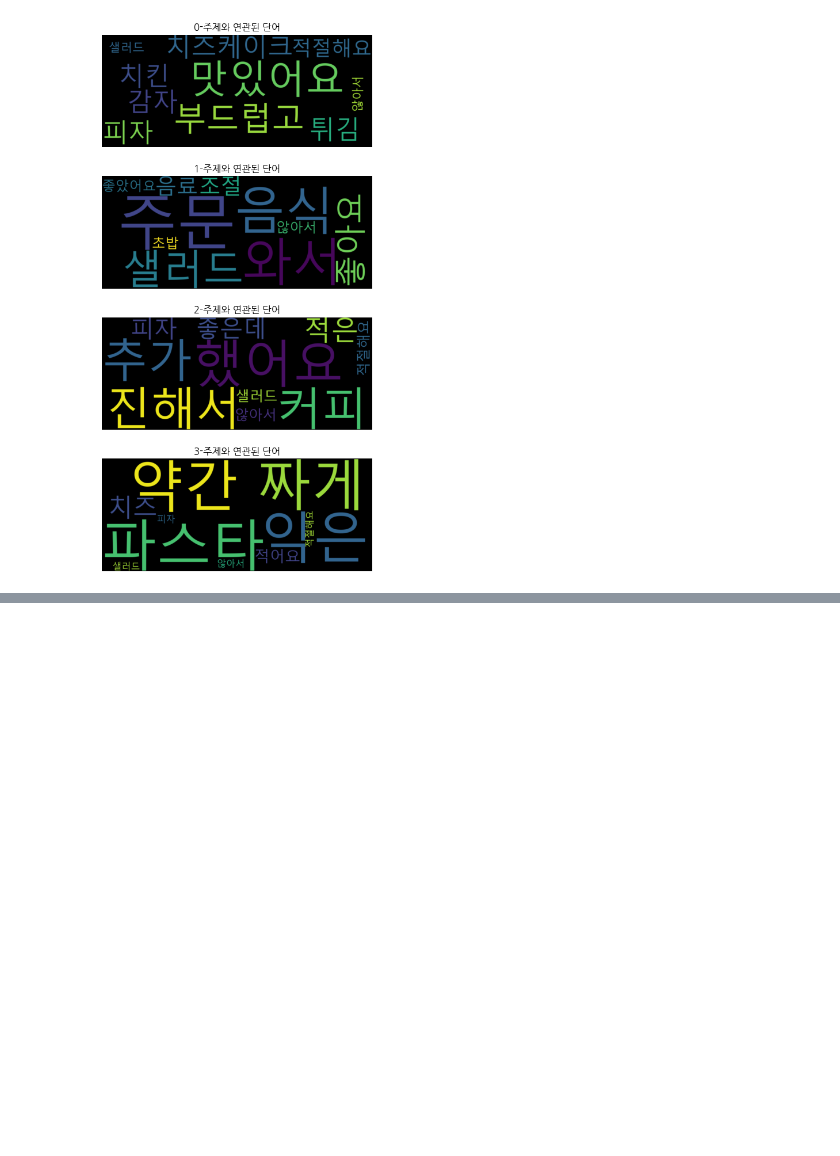
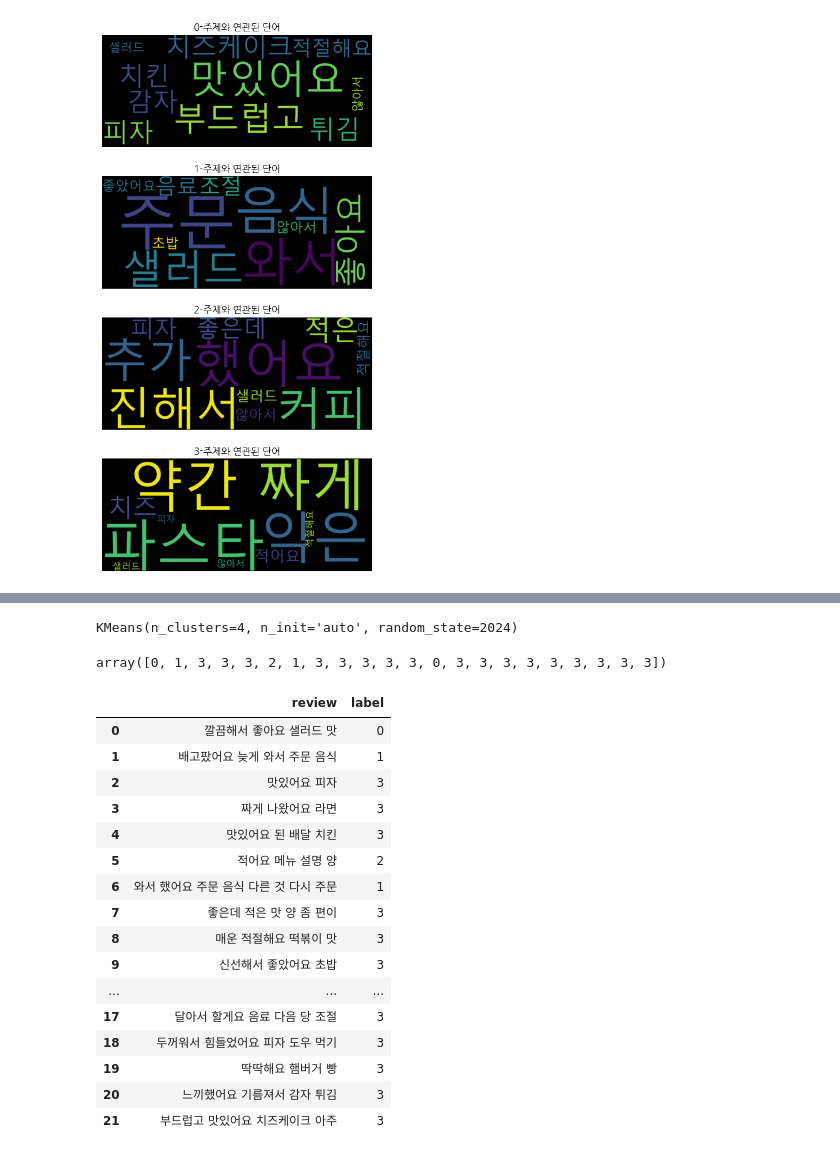
Before and after one commit to sang105kr/kdt_pythonstudy, a Jupyter notebook: nlp/clustering.ipynb, the cells around one changed output, grey strips where cells are left out. Drawn from its saved outputs; the diff is of its cells as text; code cells hidden in the pictures; blank space fills up the shorter version.

```diff
--- a/nlp/clustering.ipynb
+++ b/nlp/clustering.ipynb
@@ -404,0 +418,33 @@ plt.show()
+# %%
+clusters = kmeans.fit(x_vect_dtm)
+clusters
+# %% [output]
+KMeans(n_clusters=4, n_init='auto', random_state=2024)
+# %%
+kmeans.labels_
+# %% [output]
+array([0, 1, 3, 3, 3, 2, 1, 3, 3, 3, 3, 3, 0, 3, 3, 3, 3, 3, 3, 3, 3, 3])
+# %%
+df_kmeans = pd.DataFrame()
+df_kmeans['review'] = df_review['review']
+df_kmeans['label'] = kmeans.labels_
+# %%
+df_kmeans
+# %% [output]
+|  | review | label |
+| 0 | 깔끔해서 좋아요 샐러드 맛 | 0 |
+| 1 | 배고팠어요 늦게 와서 주문 음식 | 1 |
+| 2 | 맛있어요 피자 | 3 |
+| 3 | 짜게 나왔어요 라면 | 3 |
+| 4 | 맛있어요 된 배달 치킨 | 3 |
+| 5 | 적어요 메뉴 설명 양 | 2 |
+| 6 | 와서 했어요 주문 음식 다른 것 다시 주문 | 1 |
+| 7 | 좋은데 적은 맛 양 좀 편이 | 3 |
+| 8 | 매운 적절해요 떡볶이 맛 | 3 |
+| 9 | 신선해서 좋았어요 초밥 | 3 |
+| ... | ... | ... |
+| 17 | 달아서 할게요 음료 다음 당 조절 | 3 |
+| 18 | 두꺼워서 힘들었어요 피자 도우 먹기 | 3 |
+| 19 | 딱딱해요 햄버거 빵 | 3 |
+| 20 | 느끼했어요 기름져서 감자 튀김 | 3 |
+| 21 | 부드럽고 맛있어요 치즈케이크 아주 | 3 |
```
Also changed, not shown: parts of 10 cells of this notebook.
